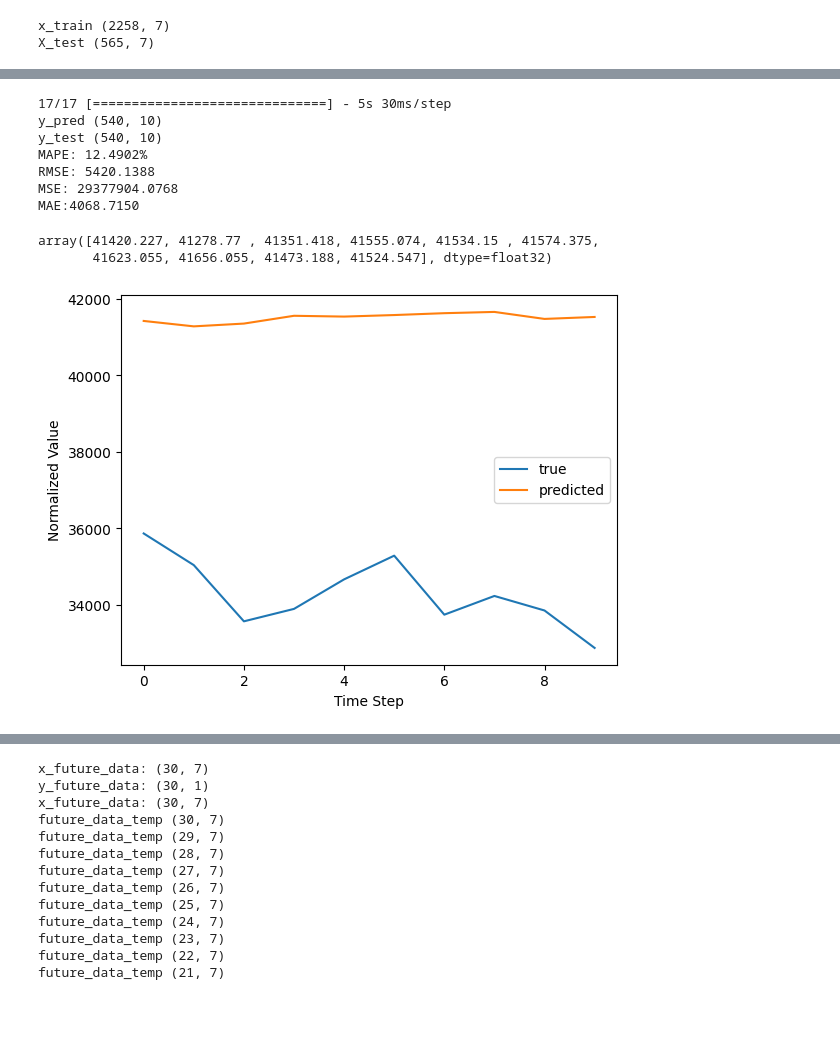
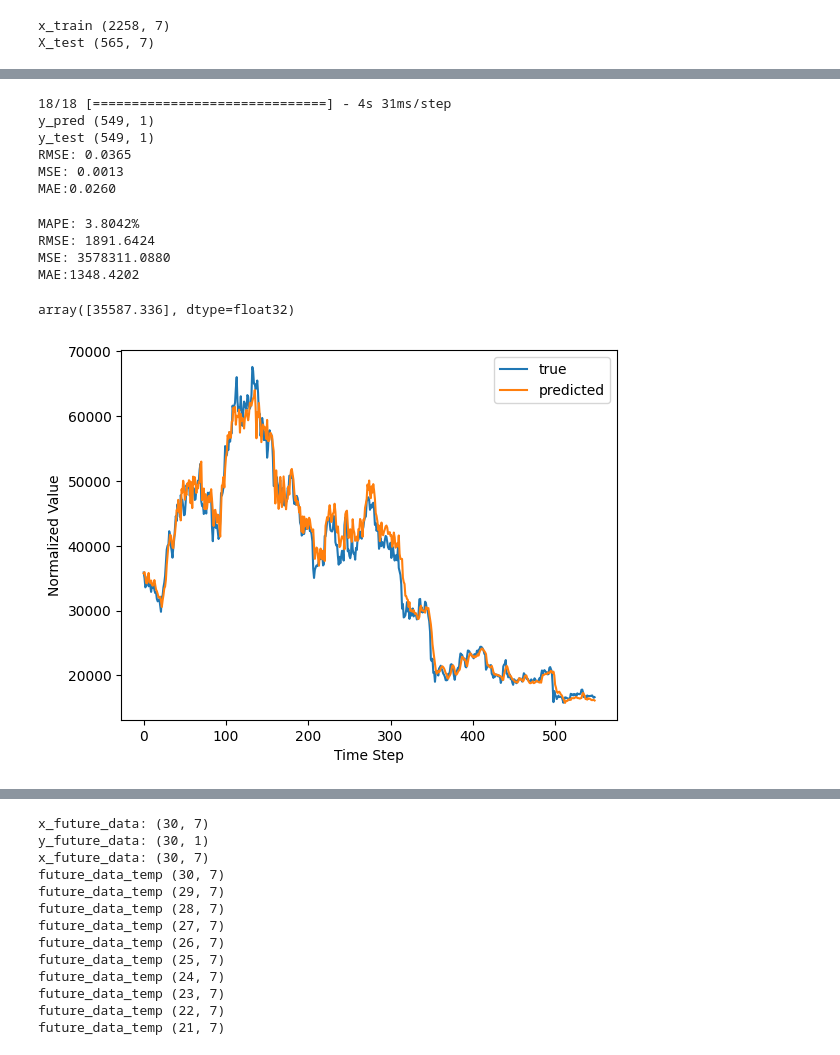
Before and after one commit to amjed87/doc, a Jupyter notebook: chat-GPT/LSTM_1-3-2023by15day.ipynb, the cells around one changed output, grey strips where cells are left out. Drawn from its saved outputs; the diff is of its cells as text; code cells hidden in the pictures; blank space fills up the shorter version.

```diff
--- a/chat-GPT/LSTM_1-3-2023by15day.ipynb
+++ b/chat-GPT/LSTM_1-3-2023by15day.ipynb
@@ -196,29 +202,29 @@ print("X_test", X_test.shape)
 x_train (2258, 7)
 X_test (565, 7)
 # %%
-num_samples = X_train.shape[0] - 15 - 10  # number of samples with 15 input days and 10 output days
+num_samples = X_train.shape[0] - 15 - 1  # number of samples with 15 input days and 1 output days
 X_train_new = np.zeros((num_samples, 15, X_train.shape[-1]))  # initialize new input array
-y_train_new = np.zeros((num_samples, 10))  # initialize new output array
+y_train_new = np.zeros((num_samples, 1))  # initialize new output array
 
 for i in range(num_samples):
     X_train_new[i] = X_train[i:i+15]  # input is 15 consecutive days
-    y_train_new[i] = y_train[i+15:i+15+10]  # output is 10 consecutive days, starting from the 16th day
+    y_train_new[i] = y_train[i+15:i+15+1]  # output is 1 consecutive days, starting from the 16th day
 
 # reshape to fit the model input shape
 X_train_new = X_train_new.reshape(-1, 15, X_train.shape[-1])
-y_train_new = y_train_new.reshape(-1, 10)
+y_train_new = y_train_new.reshape(-1, 1)
 
-num_samples_test = X_test.shape[0] - 15 - 10  # number of samples with 15 input days and 10 output days
+num_samples_test = X_test.shape[0] - 15 - 1  # number of samples with 15 input days and 1 output days
 X_test_new = np.zeros((num_samples_test, 15, X_test.shape[-1]))  # initialize new input array
-y_test_new = np.zeros((num_samples_test, 10))  # initialize new output array
+y_test_new = np.zeros((num_samples_test, 1))  # initialize new output array
 
 for i in range(num_samples_test):
     X_test_new[i] = X_test[i:i+15]  # input is 15 consecutive days
-    y_test_new[i] = y_test[i+15:i+15+10]  # output is 10 consecutive days, starting from the 16th day
+    y_test_new[i] = y_test[i+15:i+15+1]  # output is 1 consecutive days, starting from the 16th day
 
 # reshape to fit the model input shape
 X_test_new = X_test_new.reshape(-1, 15, X_test.shape[-1])
-y_test_new = y_test_new.reshape(-1, 10)
+y_test_new = y_test_new.reshape(-1, 1)
 
 print("x_train_new", X_train_new.shape)
 print("y_train_new", y_train_new.shape)
@@ -316,7 +262,7 @@ model.add(LSTM(75, return_sequences=True, activation='tanh'))
 model.add(Dropout(0.25))
 model.add(LSTM(50, activation='tanh'))
 model.add(Dropout(0.3))
-model.add(Dense(10, activation='linear'))
+model.add(Dense(1, activation='linear'))
 model.compile(loss='mean_squared_error', optimizer='adam',
               metrics=['accuracy', 'mean_absolute_error'])
 model.summary()
@@ -446,47 +359,64 @@ y_pred = model.predict(X_test_new)
 print('y_pred', y_pred.shape)
 print('y_test', y_test_new.shape)
 
-# convert to original data
-y_pred = scaler.inverse_transform(y_pred)
-y_test_new = scaler.inverse_transform(y_test_new)
-
 
 # evaluat
 mse = mean_squared_error(y_test_new, y_pred)
 mae = mean_absolute_error(y_test_new, y_pred)
-mape = 100 * np.mean(np.abs((y_test_new - y_pred) / y_test_new))
+#mape = 100 * np.mean(np.abs((y_test_new - y_pred) / y_test_new))
 rmse = np.sqrt(mean_squared_error(y_test_new, y_pred))
 
 
-print("MAPE: {:.4f}%".format(mape))
+#print("MAPE: {:.4f}%".format(mape))
 print("RMSE: {:.4f}".format(rmse))
 print("MSE: {:.4f}".format(mse))
 print("MAE:{:.4f}".format(mae))
 # %% [output]
-17/17 [==============================] - 5s 30ms/step
-y_pred (540, 10)
-y_test (540, 10)
-MAPE: 12.4902%
-RMSE: 5420.1388
-MSE: 29377904.0768
-MAE:4068.7150
+18/18 [==============================] - 4s 31ms/step
+y_pred (549, 1)
+y_test (549, 1)
+RMSE: 0.0365
+MSE: 0.0013
+MAE:0.0260
+# %%
+
+# convert to original data
+y_pred = scaler.inverse_transform(y_pred)
+y_test_new = scaler.inverse_transform(y_test_new)
+
+
+# evaluat
+mse = mean_squared_error(y_test_new, y_pred)
+mae = mean_absolute_error(y_test_new, y_pred)
+mape = 100 * np.mean(np.abs((y_test_new - y_pred) / y_test_new))
+rmse = np.sqrt(mean_squared_error(y_test_new, y_pred))
+
+
+print("MAPE: {:.4f}%".format(mape))
+print("RMSE: {:.4f}".format(rmse))
+print("MSE: {:.4f}".format(mse))
+print("MAE:{:.4f}".format(mae))
+# %% [output]
+MAPE: 3.8042%
+RMSE: 1891.6424
+MSE: 3578311.0880
+MAE:1348.4202
 # %%
 y_pred[0]
 # %% [output]
-array([41420.227, 41278.77 , 41351.418, 41555.074, 41534.15 , 41574.375,
-       41623.055, 41656.055, 41473.188, 41524.547], dtype=float32)
+array([35587.336], dtype=float32)
 # %%
 
 # plot the first sample in the test set
-plt.plot(y_test_new[0], label='true')
+plt.plot(y_test_new, label='true')
 
 # plot the corresponding predicted values
-plt.plot(y_pred[0], label='predicted')
+plt.plot(y_pred, label='predicted')
 
 # set plot labels and legend
 plt.xlabel('Time Step')
 plt.ylabel('Normalized Value')
 plt.legend()
 plt.show()
 # %% [output]
-[figure, old version]
+[figure, new version]
```
Also changed, not shown: parts of 32 cells of this notebook, 3 other files.
